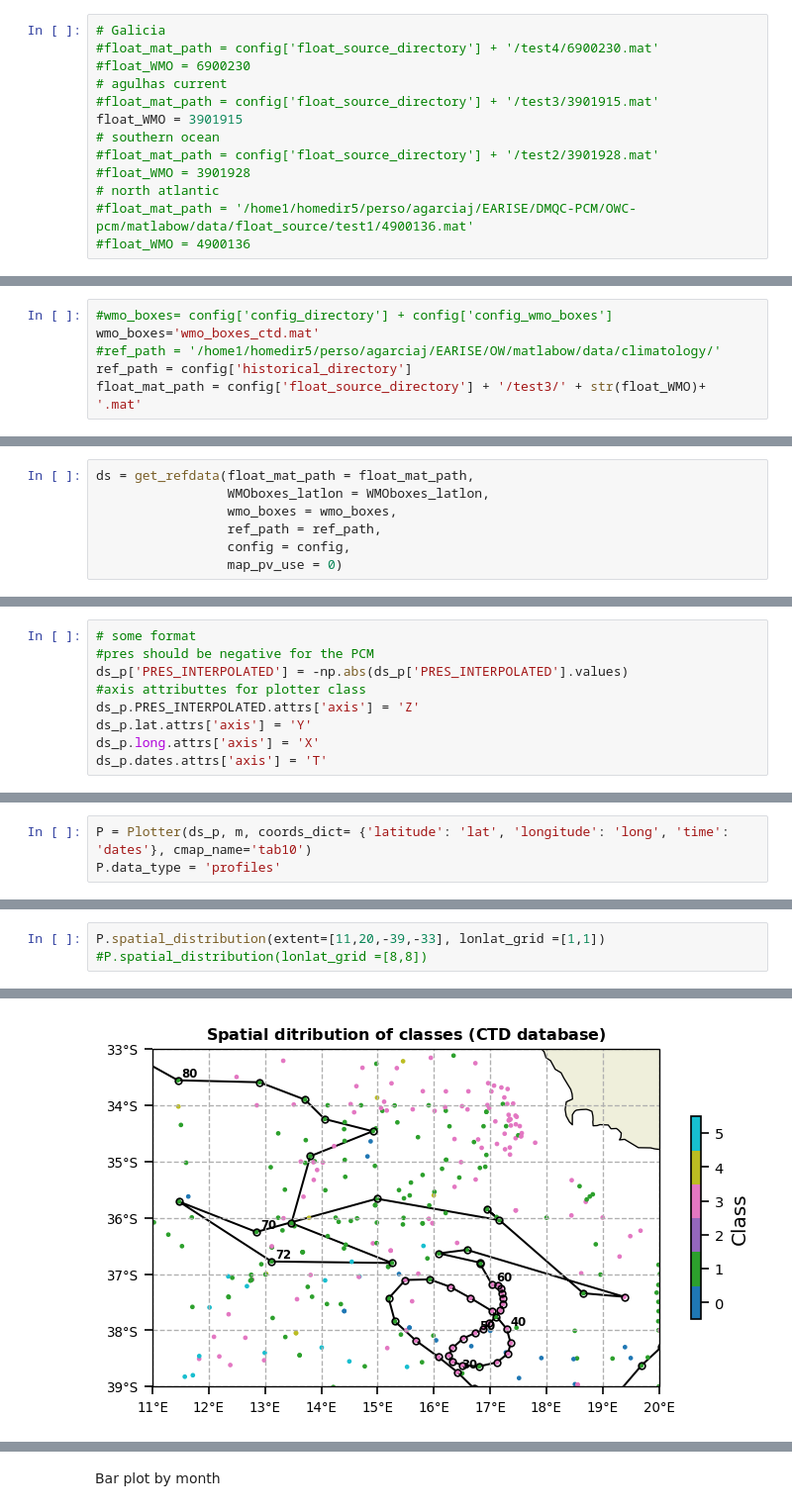
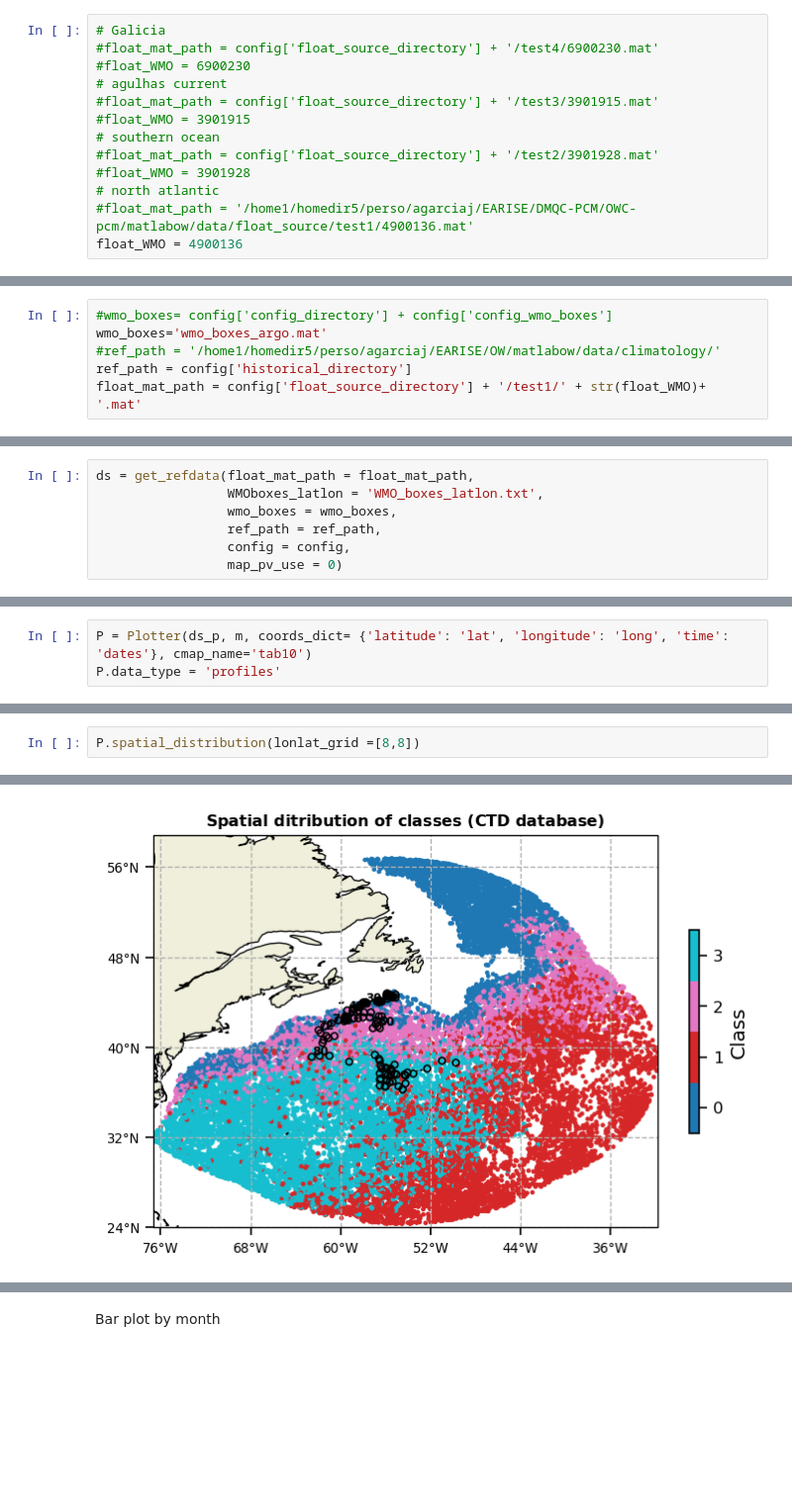
Before and after one commit to euroargodev/DMQC-PCM, a Jupyter notebook: PCM-design/Classif_ArgoReferenceDatabase.ipynb, the cells around one changed output, grey strips where cells are left out. Shown at 99% size. Saved outputs shown, nothing was run; the diff lists cells and outputs as text; blank space fills up the shorter version.

```diff
--- a/PCM-design/Classif_ArgoReferenceDatabase.ipynb
+++ b/PCM-design/Classif_ArgoReferenceDatabase.ipynb
@@ -63,13 +59,13 @@ Float you want to correct
 #float_WMO = 6900230
 # agulhas current
 #float_mat_path = config['float_source_directory'] + '/test3/3901915.mat'
-float_WMO = 3901915
+#float_WMO = 3901915
 # southern ocean
 #float_mat_path = config['float_source_directory'] + '/test2/3901928.mat'
 #float_WMO = 3901928
 # north atlantic
 #float_mat_path = '/home1/homedir5/perso/agarciaj/EARISE/DMQC-PCM/OWC-pcm/matlabow/data/float_source/test1/4900136.mat'
-#float_WMO = 4900136
+float_WMO = 4900136
 # %% [markdown]
 __5. Model parameters__
 
@@ -92,16 +90,16 @@ config = config_parser['configuration']
 # %%
 #wmo_boxes= config['config_directory'] + config['config_wmo_boxes']
-wmo_boxes='wmo_boxes_ctd.mat'
+wmo_boxes='wmo_boxes_argo.mat'
 #ref_path = '/home1/homedir5/perso/agarciaj/EARISE/OW/matlabow/data/climatology/'
 ref_path = config['historical_directory']
-float_mat_path = config['float_source_directory'] + '/test3/' + str(float_WMO)+ '.mat'
+float_mat_path = config['float_source_directory'] + '/test1/' + str(float_WMO)+ '.mat'
 # %% [markdown]
 __Load argo reference database__
 
 Talk about ellipses and PV option
 # %%
 ds = get_refdata(float_mat_path = float_mat_path,
-                 WMOboxes_latlon = WMOboxes_latlon,
+                 WMOboxes_latlon = 'WMO_boxes_latlon.txt',
                  wmo_boxes = wmo_boxes,
                  ref_path = ref_path,
                  config = config,
@@ -258,15 +300,6 @@ __Interpolate to standard levels__
 # %%
 std_lev = np.arange(0,max_depth)
 ds_p = interpolate_standard_levels(ds_p, std_lev)
-# %%
-# some format
-#pres should be negative for the PCM
-ds_p['PRES_INTERPOLATED'] = -np.abs(ds_p['PRES_INTERPOLATED'].values)
-#axis attributtes for plotter class
-ds_p.PRES_INTERPOLATED.attrs['axis'] = 'Z'
-ds_p.lat.attrs['axis'] = 'Y'
-ds_p.long.attrs['axis'] = 'X'
-ds_p.dates.attrs['axis'] = 'T'
 # %%
 print(ds_p)
 # %% [output]
@@ -451,5 +536,4 @@ spatial distribution
 # %%
-P.spatial_distribution(extent=[11,20,-39,-33], lonlat_grid =[1,1])
-#P.spatial_distribution(lonlat_grid =[8,8])
+P.spatial_distribution(lonlat_grid =[8,8])
 # %% [output]
 selected_float_30
@@ -469 +553 @@ selected_float_80
-[figure, old version]
+[figure, new version]
```
Also changed, not shown: parts of 81 cells of this notebook, 3 other files.
